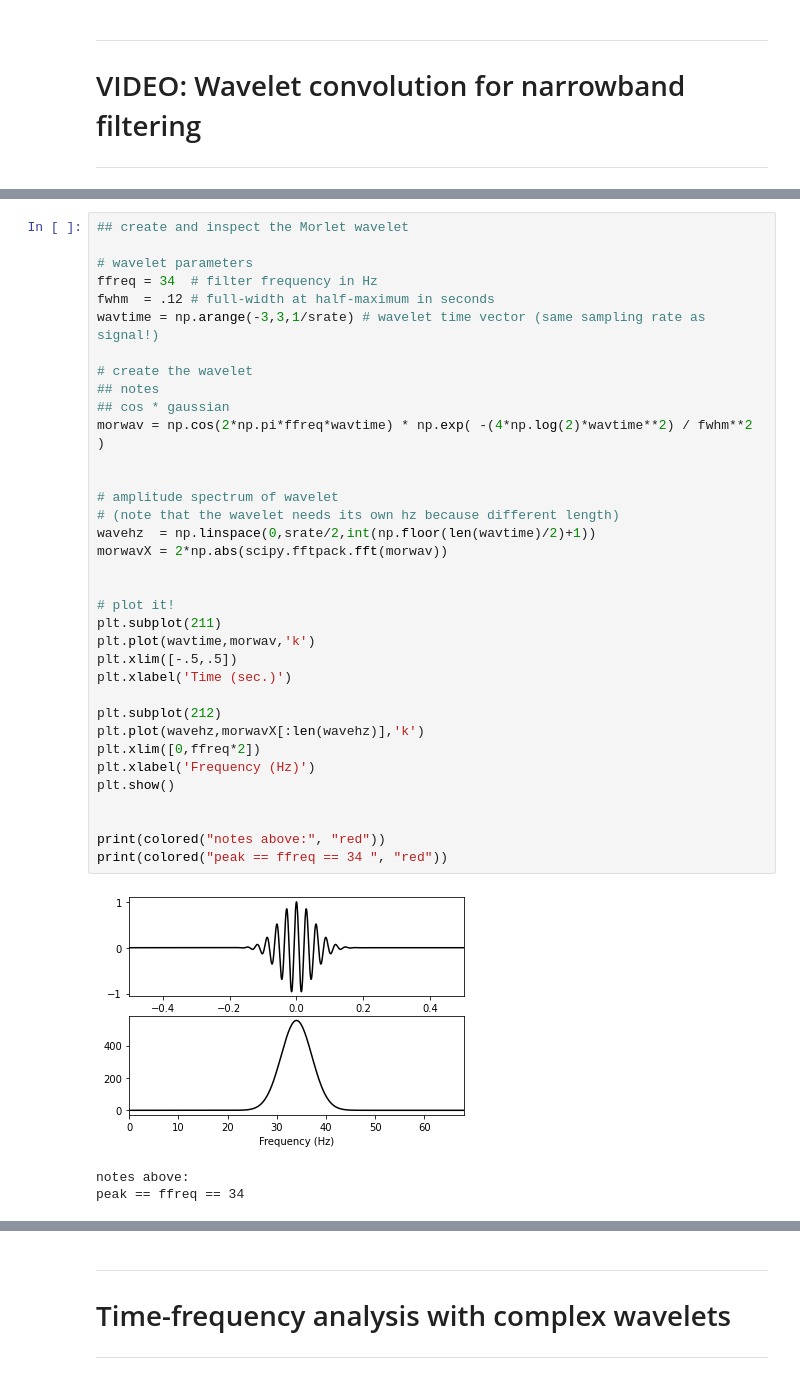
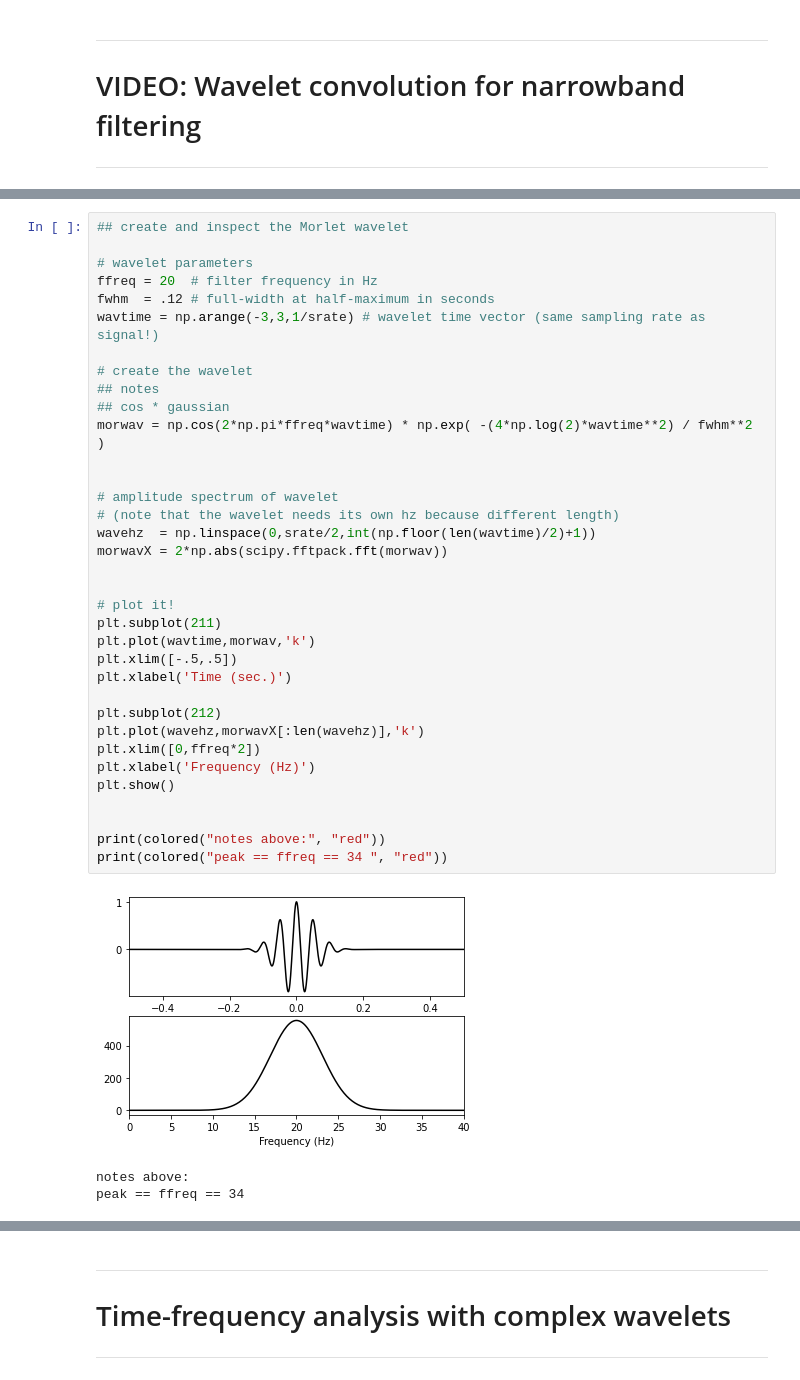
Before and after one commit to alanyeung95/signal-processing-courses, a Jupyter notebook: section-7/sigprocMXC_wavelet.ipynb, the cells around one changed output, grey strips where cells are left out. Drawn from its saved outputs; the diff is of its cells as text.

```diff
--- a/section-7/sigprocMXC_wavelet.ipynb
+++ b/section-7/sigprocMXC_wavelet.ipynb
@@ -280,39 +280,39 @@ plt.show()
 ## create and inspect the Morlet wavelet
 
 # wavelet parameters
-ffreq = 34  # filter frequency in Hz
+ffreq = 20  # filter frequency in Hz
 fwhm  = .12 # full-width at half-maximum in seconds
 wavtime = np.arange(-3,3,1/srate) # wavelet time vector (same sampling rate as signal!)
 
 # create the wavelet
 ## notes
 ## cos * gaussian
 morwav = np.cos(2*np.pi*ffreq*wavtime) * np.exp( -(4*np.log(2)*wavtime**2) / fwhm**2 )
 
 
 # amplitude spectrum of wavelet
 # (note that the wavelet needs its own hz because different length)
 wavehz  = np.linspace(0,srate/2,int(np.floor(len(wavtime)/2)+1))
 morwavX = 2*np.abs(scipy.fftpack.fft(morwav))
 
 
 # plot it!
 plt.subplot(211)
 plt.plot(wavtime,morwav,'k')
 plt.xlim([-.5,.5])
 plt.xlabel('Time (sec.)')
 
 plt.subplot(212)
 plt.plot(wavehz,morwavX[:len(wavehz)],'k')
 plt.xlim([0,ffreq*2])
 plt.xlabel('Frequency (Hz)')
 plt.show()
 
 
 print(colored("notes above:", "red"))
 print(colored("peak == ffreq == 34 ", "red"))
 # %% [output]
-[figure, old version]
+[figure, new version]
 notes above:
 peak == ffreq == 34
 # %%
```
Also changed, not shown: parts of 6 cells of this notebook.
